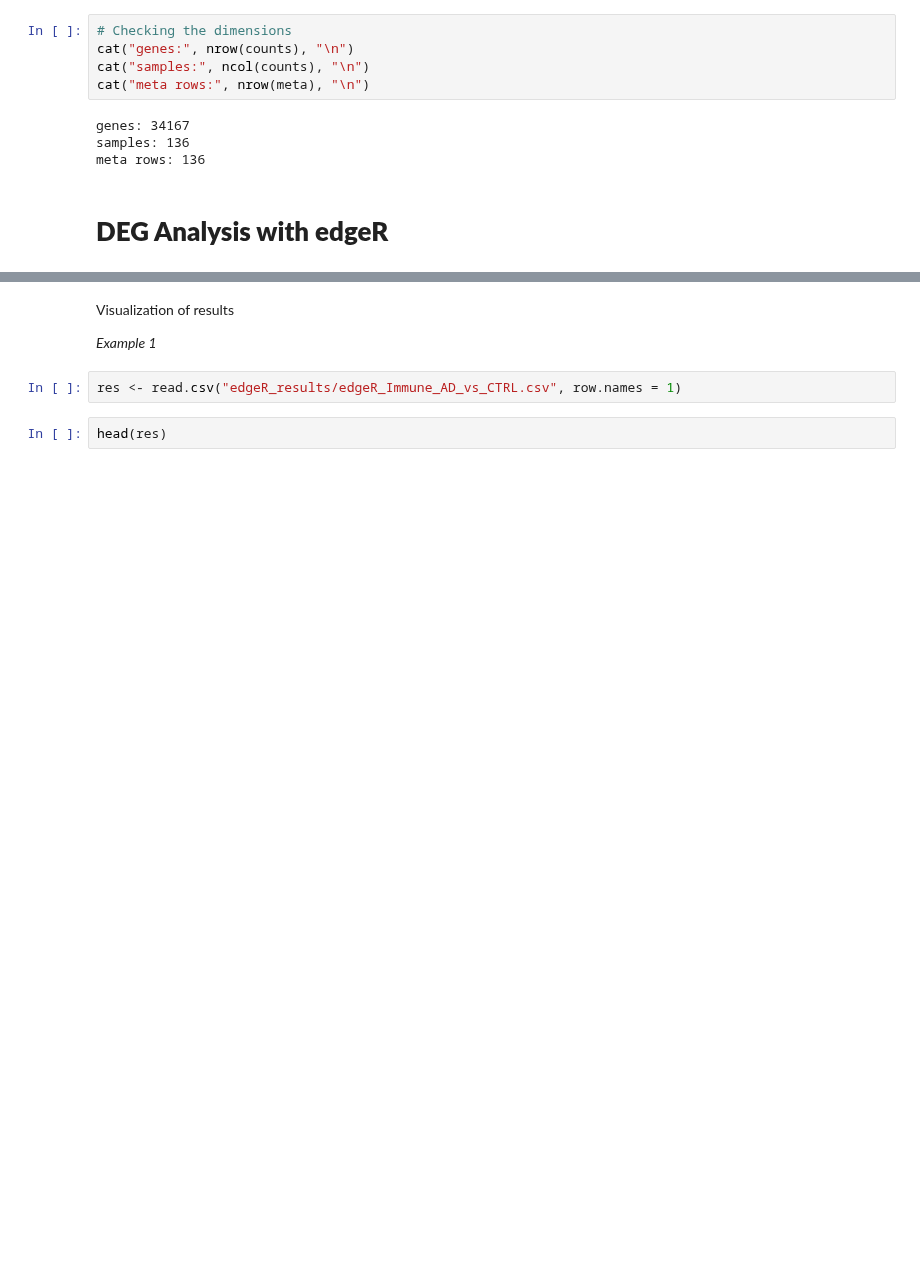
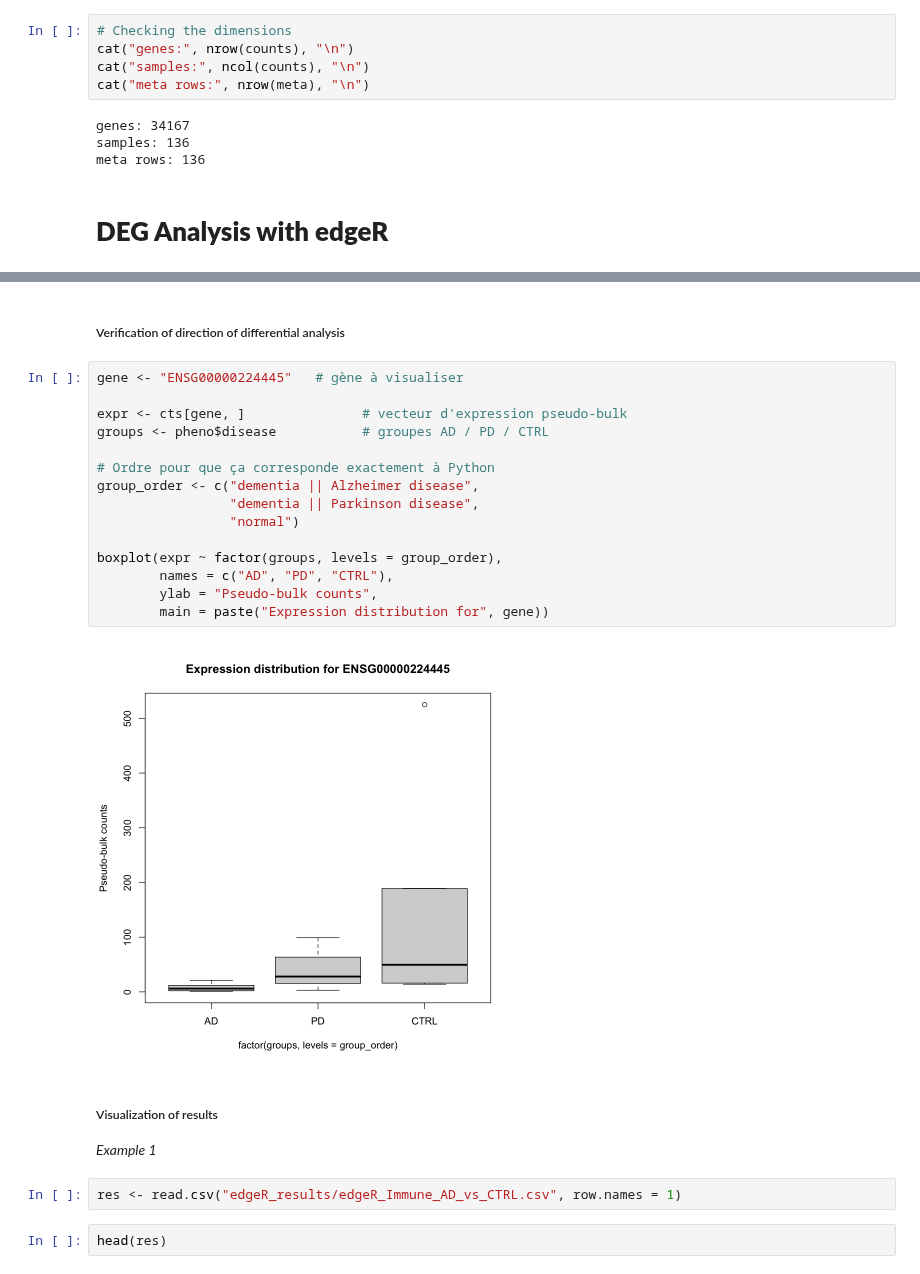
Before and after one commit to elodiehusson/transcriptomics-code, a Jupyter notebook: pseudo_bulk_DE.ipynb, the cells around one changed output, grey strips where cells are left out. Drawn from its saved outputs; the diff is of its cells as text; blank space fills up the shorter version.

```diff
--- a/pseudo_bulk_DE.ipynb
+++ b/pseudo_bulk_DE.ipynb
@@ -117,5 +118,24 @@ for (ct in unique(meta$class)) {
+# %% [markdown]
+##### Verification of direction of differential analysis
+# %%
+gene <- "ENSG00000224445"   # gène à visualiser
+
+expr <- cts[gene, ]               # vecteur d'expression pseudo-bulk
+groups <- pheno$disease           # groupes AD / PD / CTRL
+
+# Ordre pour que ça corresponde exactement à Python
+group_order <- c("dementia || Alzheimer disease",
+                 "dementia || Parkinson disease",
+                 "normal")
+
+boxplot(expr ~ factor(groups, levels = group_order),
+        names = c("AD", "PD", "CTRL"),
+        ylab = "Pseudo-bulk counts",
+        main = paste("Expression distribution for", gene))
+# %% [output]
+[figure, added]
 # %% [markdown]
-Visualization of results
+##### Visualization of results
 
 *Example 1*
 # %%
```
Also changed, not shown: parts of 19 cells of this notebook, 50 other files.
